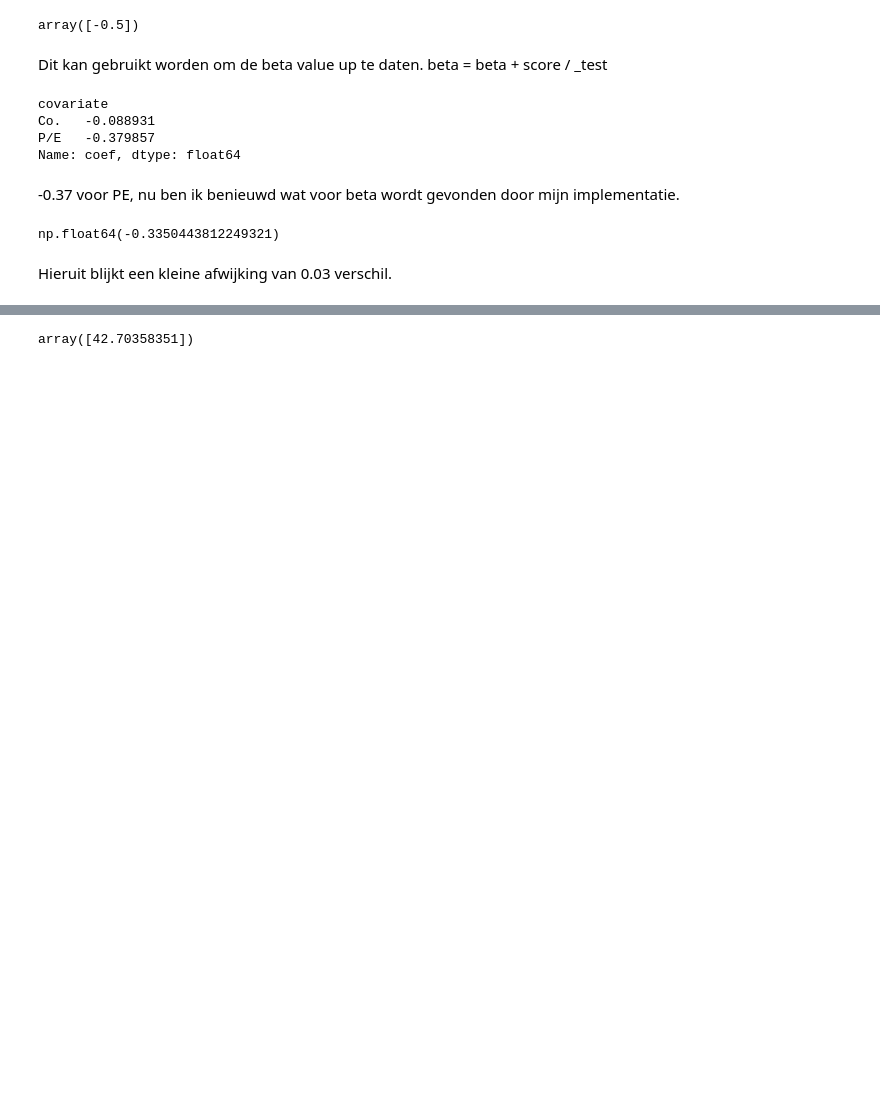
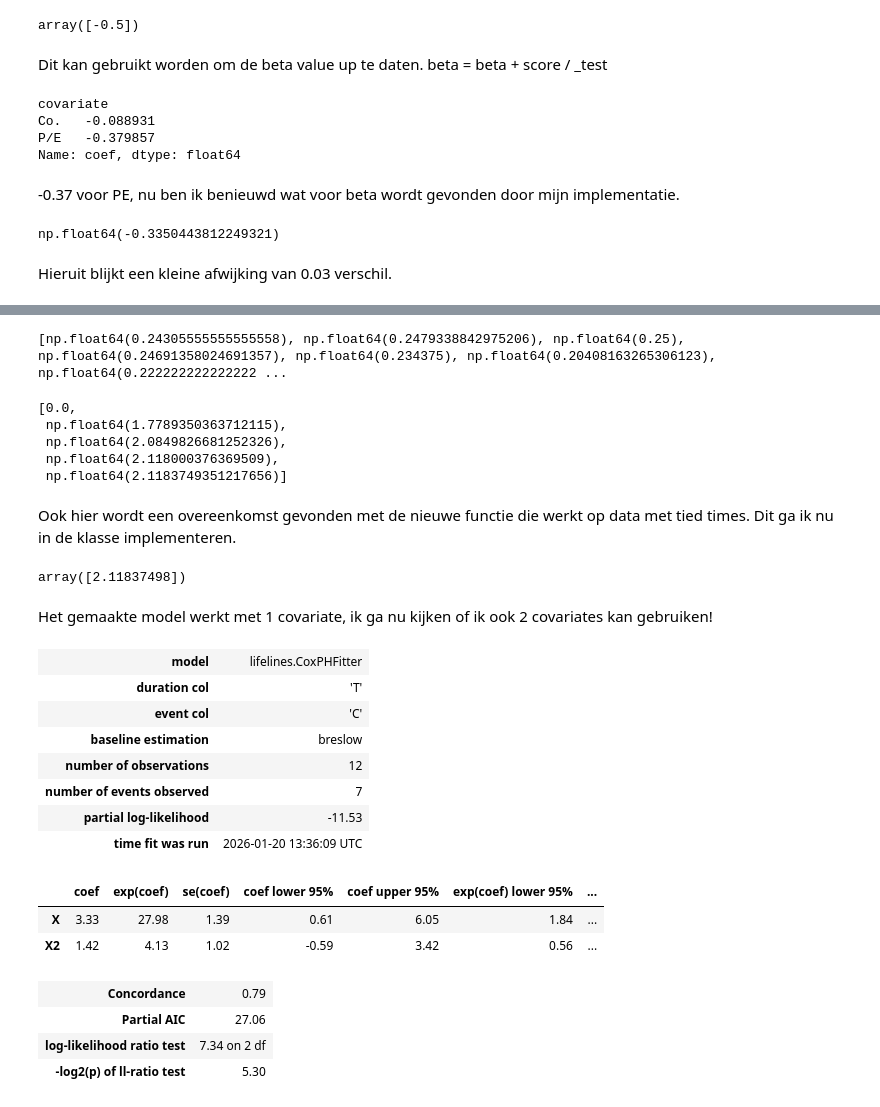
Before and after one commit to RamonReilman/cox_proportional_hazard, a Jupyter notebook: cox_proportional_hazard.ipynb, the cells around one changed output, grey strips where cells are left out. Drawn from its saved outputs; the diff is of its cells as text; code cells hidden in the pictures; blank space fills up the shorter version.

Commit message:
adds cox proportional hazard model to classes

```diff
--- a/cox_proportional_hazard.ipynb
+++ b/cox_proportional_hazard.ipynb
@@ -621,14 +624,12 @@ def score_normal_CPHM(current_covariate, relative_risk, covariate):
     return current_covariate - sum_relative_time_cov / sum(relative_risk)
 # %%
 def hessian_matrix_normal(relative_risk, covariates):
-    covariates = covariates.astype(np.float64)  # ensure high precision
     relative_risk = relative_risk.astype(np.float64)
     rr_sum = np.sum(relative_risk)
-    # Weighted sum of outer products
-    weighted_cov = covariates.T @ (relative_risk * covariates)
-    # Weighted sum of covariates
-    weighted_sum = np.sum(relative_risk * covariates, axis=0)
-    # Hessian
+
+    weighted_cov = covariates.T @ (relative_risk[:, None] * covariates)
+
+    weighted_sum = (relative_risk[:, None] * covariates).sum(axis = 0)
     hessian = weighted_cov / rr_sum - np.outer(weighted_sum, weighted_sum) / (rr_sum ** 2)
     return hessian
 # %%
@@ -749,13 +750,11 @@ def get_score_and_test_based_on_beta_contin(df, time_col, event_col, covariate,
             max_val = beta_value * np.max(risk_covariates)
             for row in risk_set.iter_rows(named=True):
                 relative_risk.append(np.exp(beta_value * row[covariate] - max_val))
-
             calc_score = score_normal_CPHM(current_val, relative_risk, risk_set[covariate].to_numpy())
             score_list.append(calc_score)
-
             # Calc differential
             x= hessian_matrix_normal(np.array(relative_risk), risk_set[covariate].to_numpy())
-            return_list.append(sum(x))
+            return_list.append(np.sum(x))
 
             # Calc partial ll
             tied_times_events = tied_times.filter(pl.col(event_col) == 1).select(covariate)
@@ -783,13 +765,65 @@ shape: (12, 4)
 # %%
 beta_values = []
 log_likeli_ = []
-
-beta = 0.000000000001
-for x in range(0, 100):
+eps = np.finfo(np.float32).eps
+beta = 0.00
+for x in range(0, 1):
     beta_values.append(beta)
-    log_likeli_.append(calc_neg_log_partial_likelihood(df_continue_test, "T","C", "P/E", beta))
-    score_list, der_list, partial_ll = get_score_and_test_based_on_beta_contin(df_continue_test, "T","C", "P/E", beta)
-    beta = beta + np.sum(score_list) / np.sum(der_list)
+    score_list, der_list, partial_ll = get_score_and_test_based_on_beta_contin(test_df.sort("T"), "T","C", "X", beta)
+    log_likeli_.append(sum(partial_ll))
+    print(der_list)
+    beta_new = beta + np.sum(score_list) / np.sum(der_list)
+    if np.abs(beta_new - beta) < eps:
+        break
+    beta = beta_new
+# %% [output]
+[np.float64(0.24305555555555558), np.float64(0.2479338842975206), np.float64(0.25), np.float64(0.24691358024691357), np.float64(0.234375), np.float64(0.20408163265306123), np.float64(0.222222222222222 ...
 # %%
+beta_values
 # %% [output]
-array([42.70358351])
+[0.0,
+ np.float64(1.7789350363712115),
+ np.float64(2.0849826681252326),
+ np.float64(2.118000376369509),
+ np.float64(2.1183749351217656)]
+# %% [markdown]
+Ook hier wordt een overeenkomst gevonden met de nieuwe functie die werkt op data met tied times. Dit ga ik nu in de klasse implementeren.
+# %%
+import importlib
+from classes.CoxProportionalHazard import CoxProportionalHazard
+importlib.reload(cph)
+
+model = CoxProportionalHazard()
+model.fit(test_df.drop("hospital"), "T", "C")
+# %% [output]
+array([2.11837498])
+# %% [markdown]
+Het gemaakte model werkt met 1 covariate, ik ga nu kijken of ik ook 2 covariates kan gebruiken!
+# %%
+placeholder = [0,0,0,0,0,1,1,1,1,1,1,1]
+placeholder.reverse()
+test_df_multivariate = test_df.with_columns(
+    X2 = pl.col("X").reverse()
+)
+
+# Ik ga dit eerst vergelijken met de lifelines class.
+model = CoxPHFitter()
+
+model.fit(test_df_multivariate.drop("hospital").to_pandas(), "T", "C")
+model.print_summary()
+# %% [output]
+| model | lifelines.CoxPHFitter |
+| duration col | 'T' |
+| event col | 'C' |
+| baseline estimation | breslow |
+| number of observations | 12 |
+| number of events observed | 7 |
+| partial log-likelihood | -11.53 |
+| time fit was run | 2026-01-20 13:36:09 UTC |
+|  | coef | exp(coef) | se(coef) | coef lower 95% | coef upper 95% | exp(coef) lower 95% | ... |
+| X | 3.33 | 27.98 | 1.39 | 0.61 | 6.05 | 1.84 | ... |
+| X2 | 1.42 | 4.13 | 1.02 | -0.59 | 3.42 | 0.56 | ... |
+| Concordance | 0.79 |
+| Partial AIC | 27.06 |
+| log-likelihood ratio test | 7.34 on 2 df |
+| -log2(p) of ll-ratio test | 5.30 |
```
Also changed, not shown: parts of 15 cells of this notebook, 1 other file.
